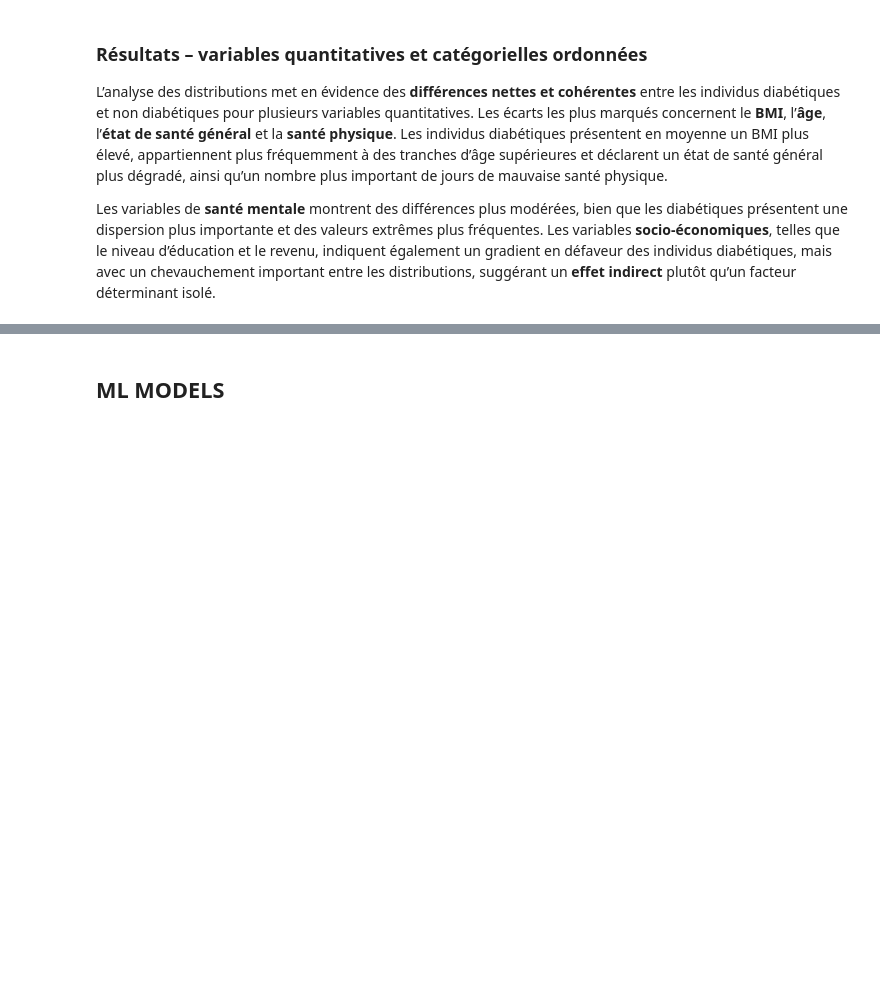
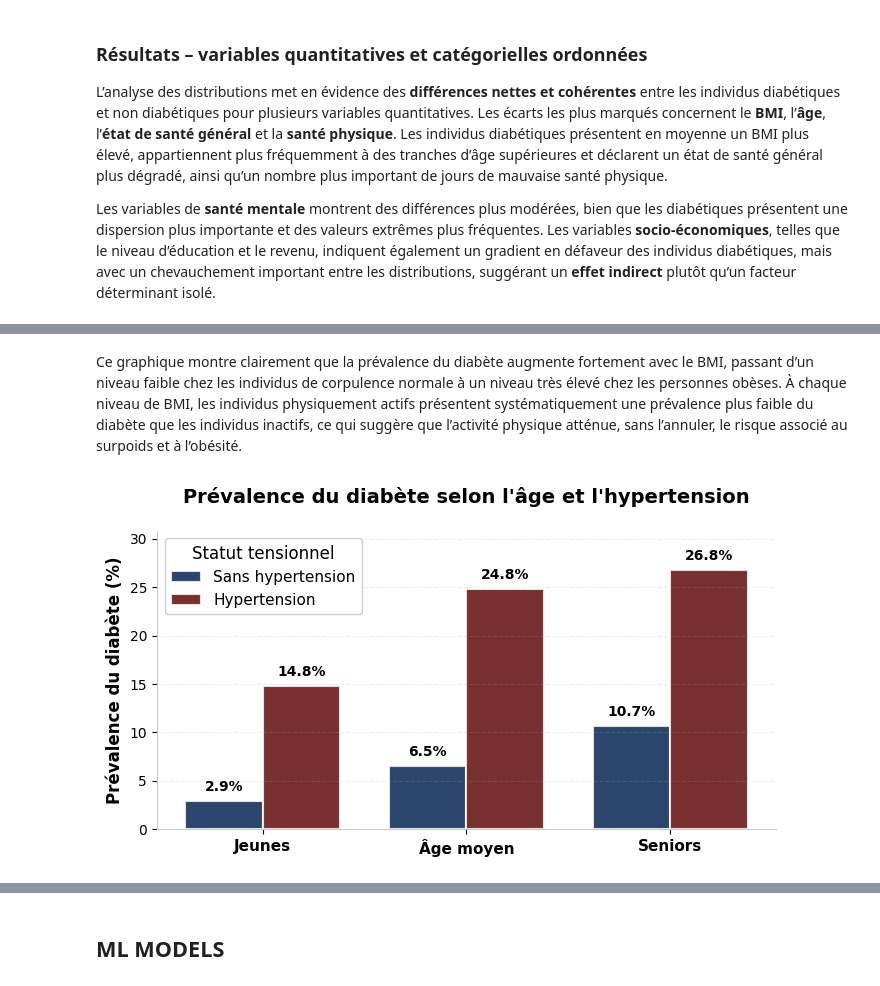
Before and after one commit to DomNoutsGit/Applied-Statistical-Learning-Projet-, a Jupyter notebook: ASL.ipynb, the cells around one changed output, grey strips where cells are left out. Cells and saved outputs as stored; diff of their text form; code cells hidden in the pictures; blank space fills up the shorter version.

```diff
--- a/ASL.ipynb
+++ b/ASL.ipynb
@@ -523,0 +543,54 @@ for col in vars_to_plot:
+# %% [markdown]
+Ce graphique montre clairement que la prévalence du diabète augmente fortement avec le BMI, passant d’un niveau faible chez les individus de corpulence normale à un niveau très élevé chez les personnes obèses. À chaque niveau de BMI, les individus physiquement actifs présentent systématiquement une prévalence plus faible du diabète que les individus inactifs, ce qui suggère que l’activité physique atténue, sans l’annuler, le risque associé au surpoids et à l’obésité.
+# %%
+# Catégoriser l'âge
+df["Age_cat"] = pd.cut(
+    df["Age"],
+    bins=[0, 6, 9, 13],
+    labels=["Jeunes", "Âge moyen", "Seniors"]
+)
+
+# Prévalence du diabète (%)
+age_bp = (
+    pd.crosstab(
+        [df["Age_cat"], df["HighBP"]],
+        df["Diabetes_binary"],
+        normalize="index"
+    ) * 100
+).reset_index()
+
+age_bp = age_bp.rename(columns={1: "Diabète"})
+age_bp["HighBP"] = age_bp["HighBP"].map({0: "Sans hypertension", 1: "Hypertension"})
+
+# Élégant bar chart
+fig, ax = plt.subplots(figsize=(7, 4))
+
+cats = age_bp["Age_cat"].unique()
+x = np.arange(len(cats))
+width = 0.38
+
+colors = ["#072452", "#610B0B"]
+
+for i, bp in enumerate(["Sans hypertension", "Hypertension"]):
+    vals = age_bp[age_bp["HighBP"] == bp]["Diabète"].values
+    bars = ax.bar(x + i * width, vals, width, label=bp, color=colors[i], alpha=0.85, edgecolor="white", linewidth=1.5)
+    ax.bar_label(bars, fmt="%.1f%%", padding=5, fontsize=10, fontweight="bold")
+
+ax.set_xticks(x + width / 2)
+ax.set_xticklabels(cats, fontsize=11, fontweight="bold")
+ax.set_ylabel("Prévalence du diabète (%)", fontsize=12, fontweight="bold")
+ax.set_title("Prévalence du diabète selon l'âge et l'hypertension", fontsize=14, fontweight="bold", pad=20)
+ax.legend(title="Statut tensionnel", fontsize=11, title_fontsize=12, loc="upper left", framealpha=0.95)
+ax.grid(axis="y", alpha=0.2, linestyle="--")
+ax.set_ylim(0, max(age_bp["Diabète"].values) * 1.15)
+
+ax.spines["top"].set_visible(False)
+ax.spines["right"].set_visible(False)
+ax.spines["left"].set_color("#cccccc")
+ax.spines["bottom"].set_color("#cccccc")
+
+plt.tight_layout()
+plt.savefig("prevalence_diabete_age_hypertension.png", dpi=300, bbox_inches="tight", facecolor="white")
+plt.show()
+# %% [output]
+[figure, added]
```
Also changed, not shown: parts of 10 cells of this notebook, 1 other file.
